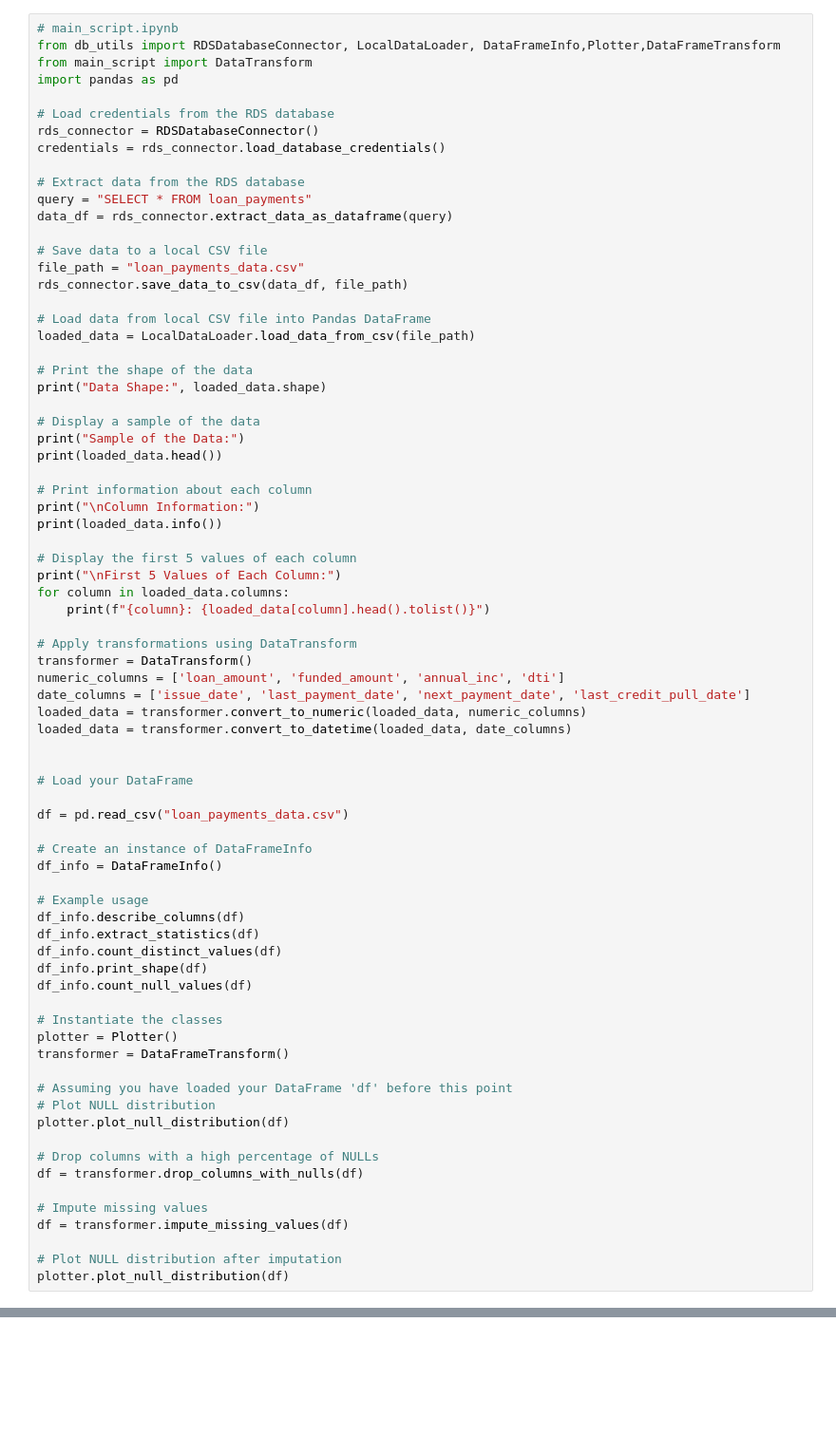
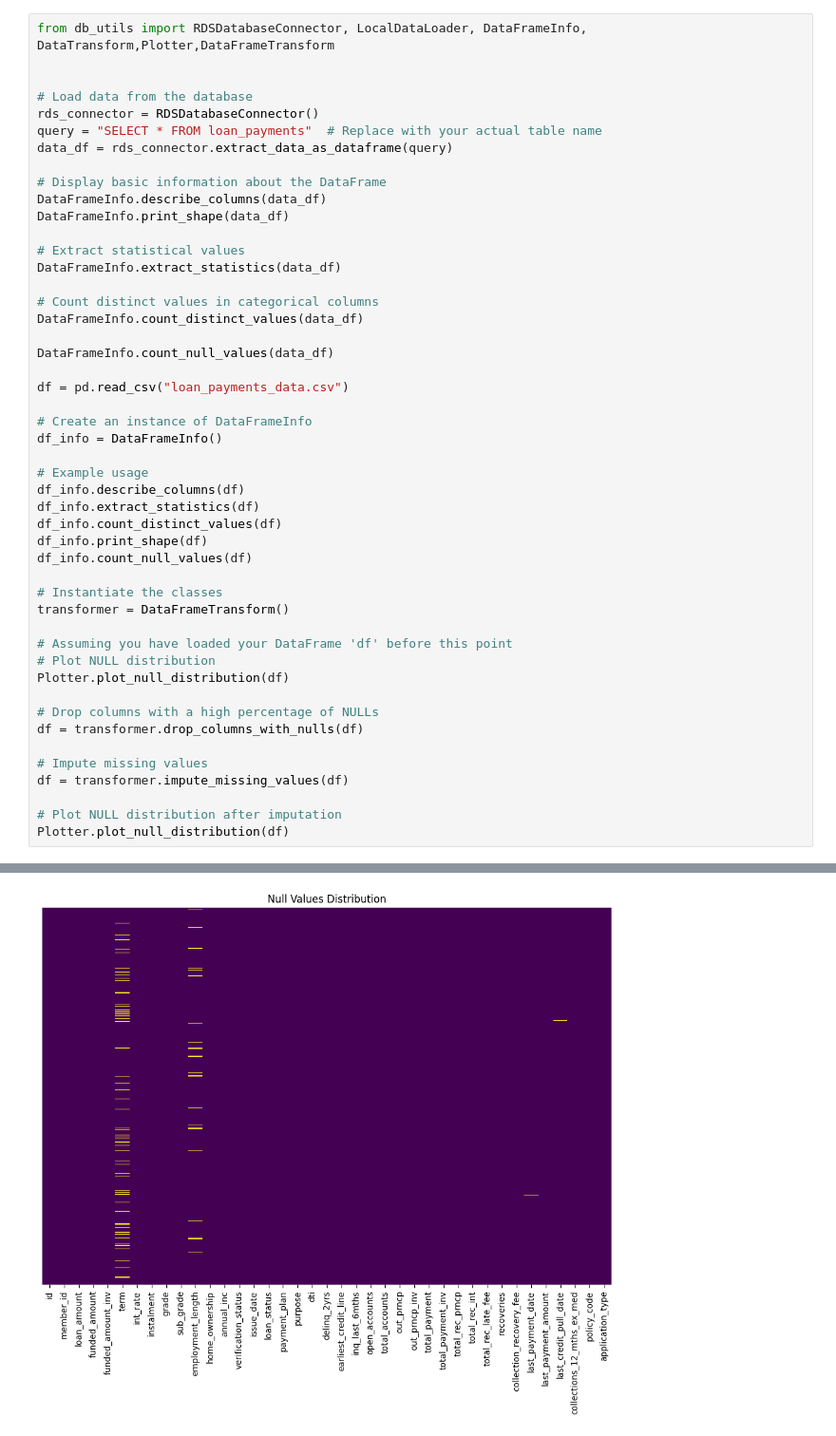
Before and after one commit to Tariq-Hagos/exploratory-data-analysis---customer-loans-in-finance392, a Jupyter notebook: main_script.ipynb, the cells around one changed output, grey strips where cells are left out. Shown at 95% size. Drawn from its saved outputs; the diff is of its cells as text; blank space fills up the shorter version.

```diff
--- a/main_script.ipynb
+++ b/main_script.ipynb
@@ -1,49 +80,23 @@
 # %%
-# main_script.ipynb
-from db_utils import RDSDatabaseConnector, LocalDataLoader, DataFrameInfo,Plotter,DataFrameTransform
-from main_script import DataTransform
-import pandas as pd
+from db_utils import RDSDatabaseConnector, LocalDataLoader, DataFrameInfo, DataTransform,Plotter,DataFrameTransform
 
-# Load credentials from the RDS database
+
+# Load data from the database
 rds_connector = RDSDatabaseConnector()
-credentials = rds_connector.load_database_credentials()
-
-# Extract data from the RDS database
-query = "SELECT * FROM loan_payments"
+query = "SELECT * FROM loan_payments"  # Replace with your actual table name
 data_df = rds_connector.extract_data_as_dataframe(query)
 
-# Save data to a local CSV file
-file_path = "loan_payments_data.csv"
-rds_connector.save_data_to_csv(data_df, file_path)
+# Display basic information about the DataFrame
+DataFrameInfo.describe_columns(data_df)
+DataFrameInfo.print_shape(data_df)
 
-# Load data from local CSV file into Pandas DataFrame
-loaded_data = LocalDataLoader.load_data_from_csv(file_path)
+# Extract statistical values
+DataFrameInfo.extract_statistics(data_df)
 
-# Print the shape of the data
-print("Data Shape:", loaded_data.shape)
+# Count distinct values in categorical columns
+DataFrameInfo.count_distinct_values(data_df)
 
-# Display a sample of the data
-print("Sample of the Data:")
-print(loaded_data.head())
-
-# Print information about each column
-print("\nColumn Information:")
-print(loaded_data.info())
-
-# Display the first 5 values of each column
-print("\nFirst 5 Values of Each Column:")
-for column in loaded_data.columns:
-    print(f"{column}: {loaded_data[column].head().tolist()}")
-
-# Apply transformations using DataTransform
-transformer = DataTransform()
-numeric_columns = ['loan_amount', 'funded_amount', 'annual_inc', 'dti']
-date_columns = ['issue_date', 'last_payment_date', 'next_payment_date', 'last_credit_pull_date']
-loaded_data = transformer.convert_to_numeric(loaded_data, numeric_columns)
-loaded_data = transformer.convert_to_datetime(loaded_data, date_columns)
-
-
-# Load your DataFrame
+DataFrameInfo.count_null_values(data_df)
 
 df = pd.read_csv("loan_payments_data.csv")
 
@@ -58,12 +111,11 @@ df_info.print_shape(df)
 df_info.count_null_values(df)
 
 # Instantiate the classes
-plotter = Plotter()
 transformer = DataFrameTransform()
 
 # Assuming you have loaded your DataFrame 'df' before this point
 # Plot NULL distribution
-plotter.plot_null_distribution(df)
+Plotter.plot_null_distribution(df)
 
 # Drop columns with a high percentage of NULLs
 df = transformer.drop_columns_with_nulls(df)
@@ -72,5 +124,5 @@ df = transformer.drop_columns_with_nulls(df)
 df = transformer.impute_missing_values(df)
 
 # Plot NULL distribution after imputation
-plotter.plot_null_distribution(df)
+Plotter.plot_null_distribution(df)
 # %% [output]
@@ -96,0 +132 @@ could not convert string to float: '36 months'
+[figure, added]
```
Also changed, not shown: parts of 6 cells of this notebook, 2 other files.
